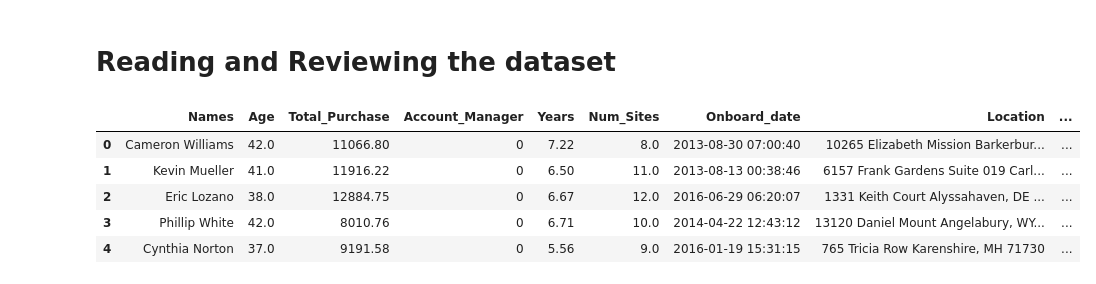
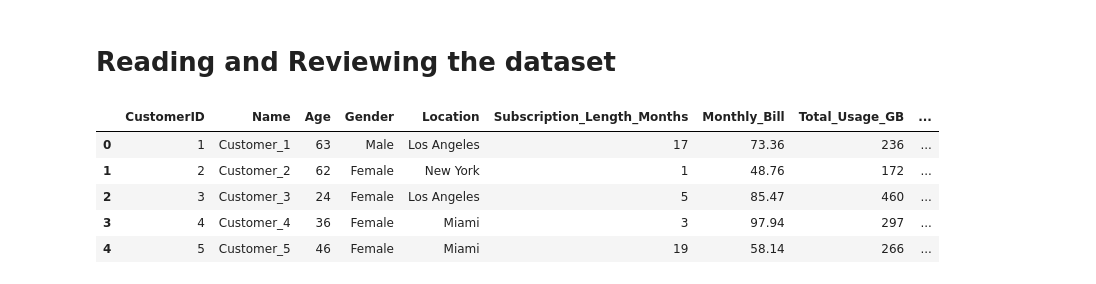
Before and after one commit to ravindra-pandey/machine_learning_projects, a Jupyter notebook: costomer_churn_prediction/main.ipynb, the cells around one changed output. Saved outputs shown, nothing was run; the diff lists cells and outputs as text; code cells hidden in the pictures.

Commit message:
changed dataset

```diff
--- a/costomer_churn_prediction/main.ipynb
+++ b/costomer_churn_prediction/main.ipynb
@@ -20,12 +26,12 @@ with open("files/customer_churn.csv", "wb") as file:
 # %% [markdown]
 # Reading and Reviewing the dataset
 # %%
-data=pd.read_csv("files/customer_churn.csv")
+data=pd.read_excel("files/customer_churn_large_dataset.xlsx")
 data.head()
 # %% [output]
-|  | Names | Age | Total_Purchase | Account_Manager | Years | Num_Sites | Onboard_date | Location | ... |
-| 0 | Cameron Williams | 42.0 | 11066.80 | 0 | 7.22 | 8.0 | 2013-08-30 07:00:40 | 10265 Elizabeth Mission Barkerbur... | ... |
-| 1 | Kevin Mueller | 41.0 | 11916.22 | 0 | 6.50 | 11.0 | 2013-08-13 00:38:46 | 6157 Frank Gardens Suite 019 Carl... | ... |
-| 2 | Eric Lozano | 38.0 | 12884.75 | 0 | 6.67 | 12.0 | 2016-06-29 06:20:07 | 1331 Keith Court Alyssahaven, DE ... | ... |
-| 3 | Phillip White | 42.0 | 8010.76 | 0 | 6.71 | 10.0 | 2014-04-22 12:43:12 | 13120 Daniel Mount Angelabury, WY... | ... |
-| 4 | Cynthia Norton | 37.0 | 9191.58 | 0 | 5.56 | 9.0 | 2016-01-19 15:31:15 | 765 Tricia Row Karenshire, MH 71730 | ... |
+|  | CustomerID | Name | Age | Gender | Location | Subscription_Length_Months | Monthly_Bill | Total_Usage_GB | ... |
+| 0 | 1 | Customer_1 | 63 | Male | Los Angeles | 17 | 73.36 | 236 | ... |
+| 1 | 2 | Customer_2 | 62 | Female | New York | 1 | 48.76 | 172 | ... |
+| 2 | 3 | Customer_3 | 24 | Female | Los Angeles | 5 | 85.47 | 460 | ... |
+| 3 | 4 | Customer_4 | 36 | Female | Miami | 3 | 97.94 | 297 | ... |
+| 4 | 5 | Customer_5 | 46 | Female | Miami | 19 | 58.14 | 266 | ... |
```
Also changed, not shown: parts of 14 cells of this notebook, 2 other files.
